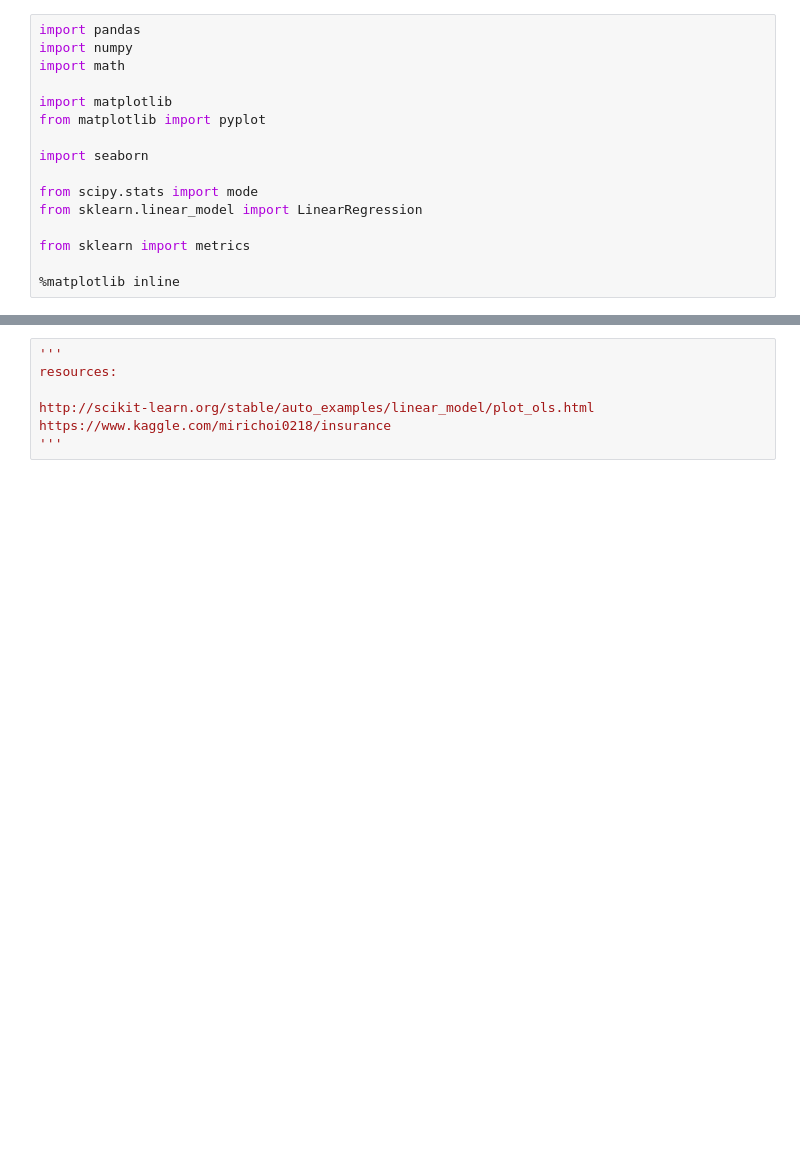
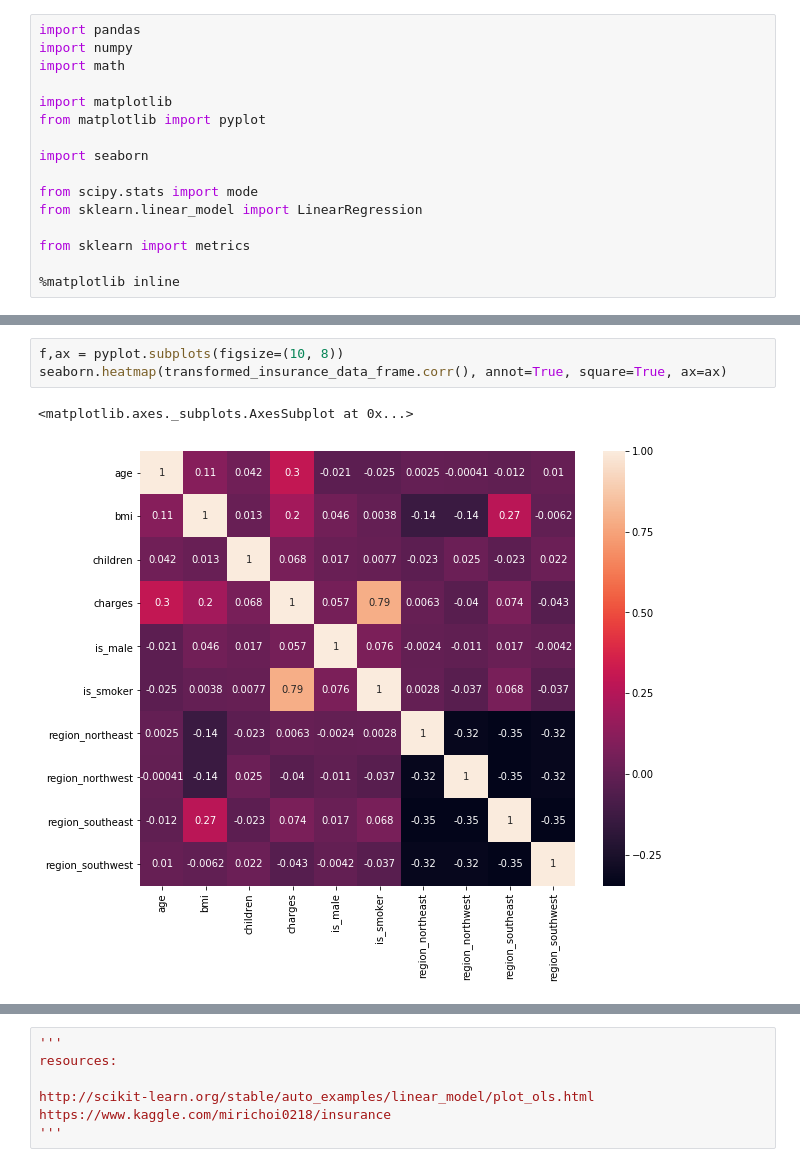
Before and after one commit to ShreyasGithub/python-data-science, a Jupyter notebook: linear_reggression.ipynb, the cells around one changed output, grey strips where cells are left out. Saved outputs shown, nothing was run; the diff lists cells and outputs as text; blank space fills up the shorter version.

```diff
--- a/linear_reggression.ipynb
+++ b/linear_reggression.ipynb
@@ -66,0 +59,6 @@ train_output = train_data_frame['charges'].values
+# %%
+f,ax = pyplot.subplots(figsize=(10, 8))
+seaborn.heatmap(transformed_insurance_data_frame.corr(), annot=True, square=True, ax=ax)
+# %% [output]
+<matplotlib.axes._subplots.AxesSubplot at 0x...>
+[figure, added]
```
Also changed, not shown: parts of 21 cells of this notebook.
